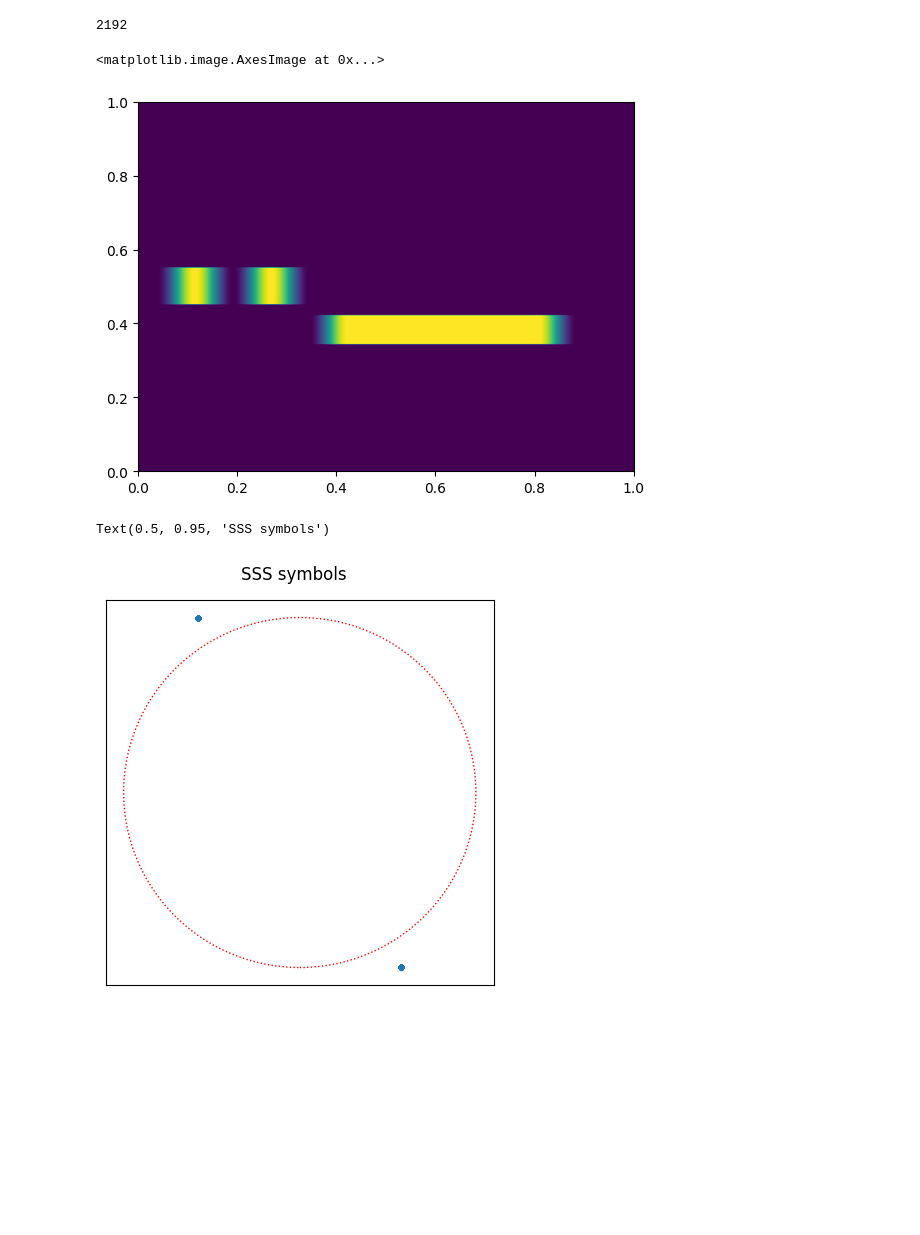
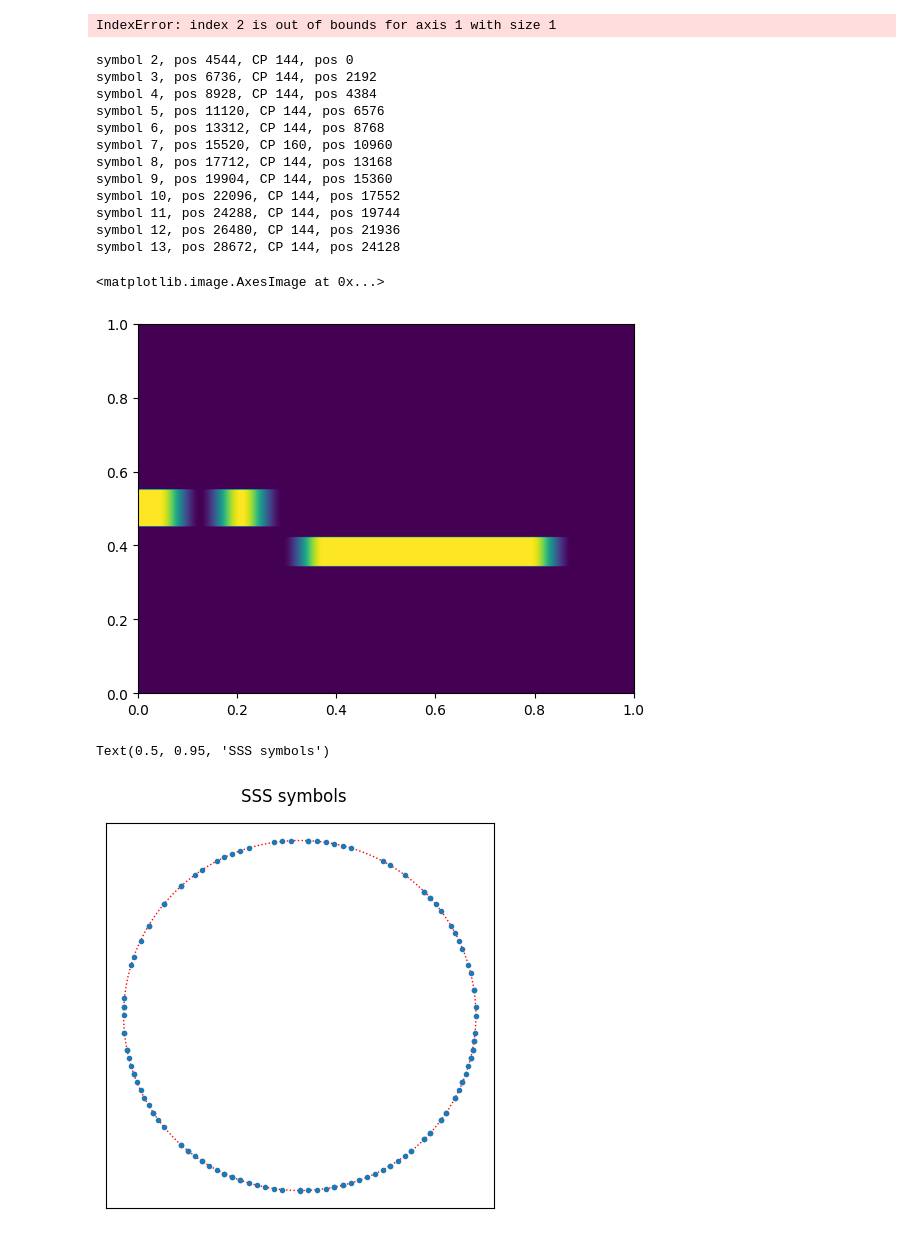
Before and after one commit to catkira/5G_experiments, a Jupyter notebook: phase_comp.ipynb, the cells around one changed output. Saved outputs shown, nothing was run; the diff lists cells and outputs as text; code cells hidden in the pictures; blank space fills up the shorter version.

```diff
--- a/phase_comp.ipynb
+++ b/phase_comp.ipynb
@@ -5,7 +5,7 @@ import scipy
 import matplotlib.pyplot as plt
 from py3gpp import *
 # %%
-f0_hz = 1e9
+f0_hz = 0e9
 grid_size = 106
 carrier = nrCarrierConfig(NSizeGrid = 106, SubcarrierSpacing = 15)
 pci = 69
@@ -23,6 +23,6 @@ num_data_sym = 6
 data_range = range(ressource_grid.shape[0] // 2 + data_offset_re, ressource_grid.shape[0] // 2 + data_offset_re + num_data_re)
 ressource_grid[data_range, 6:6 + num_data_sym] = np.ones((num_data_re, num_data_sym), dtype='complex')
 
-waveform, ofdm_info = nrOFDMModulate(carrier, ressource_grid, CarrierFrequency = f0_hz)
+waveform, ofdm_info = nrOFDMModulate(carrier, ressource_grid, initialNSlot = 0, CarrierFrequency = f0_hz)
 plt.imshow(np.abs(ressource_grid), extent=[0,1,0,1], aspect='auto')
 # %% [output]
@@ -64,25 +81,37 @@ detected NID2 is 0 at 4544
 [figure]
 # %%
 nrbSSB = 20
-refGrid = np.zeros((nrbSSB*12, 2), dtype='complex')
-refGrid[nrPSSIndices(), 1] = nrPSS(detected_NID2)
-timingOffset = nrTimingEstimate(waveform = rx_waveform, nrb = nrbSSB, scs = 15, initialNSlot = 0, refGrid = refGrid,
+refGrid = np.zeros((nrbSSB*12, 1), dtype='complex')
+refGrid[nrPSSIndices(), 0] = nrPSS(detected_NID2)
+timingOffset = nrTimingEstimate(waveform = rx_waveform, nrb = nrbSSB, scs = 15, initialNSlot = 2, refGrid = refGrid,
                                 SampleRate = rx_fs, CarrierFrequency = f0_hz)
 print(timingOffset)
 # %% [output]
-2192
+IndexError: index 2 is out of bounds for axis 1 with size 1
 # %%
 # demodulate complete rx waveform
-rxGrid = nrOFDMDemodulate(waveform = rx_waveform[timingOffset:], nrb = rx_grid_size, scs = 15, initialNSlot = 0,
+rxGrid = nrOFDMDemodulate(waveform = rx_waveform[timingOffset:], nrb = rx_grid_size, scs = 15, initialNSlot = 2,
                           SampleRate = rx_fs, CarrierFrequency = f0_hz)
 rxGrid /= np.max((rxGrid.real.max(), rxGrid.imag.max()))
 plt.imshow(np.abs(rxGrid), extent=[0,1,0,1], aspect='auto')
 # %% [output]
-<matplotlib.image.AxesImage at 0x...>
+symbol 2, pos 4544, CP 144, pos 0
+symbol 3, pos 6736, CP 144, pos 2192
+symbol 4, pos 8928, CP 144, pos 4384
+symbol 5, pos 11120, CP 144, pos 6576
+symbol 6, pos 13312, CP 144, pos 8768
+symbol 7, pos 15520, CP 160, pos 10960
+symbol 8, pos 17712, CP 144, pos 13168
+symbol 9, pos 19904, CP 144, pos 15360
+symbol 10, pos 22096, CP 144, pos 17552
+symbol 11, pos 24288, CP 144, pos 19744
+symbol 12, pos 26480, CP 144, pos 21936
+symbol 13, pos 28672, CP 144, pos 24128
+<matplotlib.image.AxesImage at 0x...>
-[figure, old version]
+[figure, new version]
 # %%
 sssIndices = nrPSSIndices() + rxGrid.shape[0] // 2 - 120
-sssRx = nrExtractResources(sssIndices, rxGrid[:, 3:])
+sssRx = nrExtractResources(sssIndices, rxGrid[:, 2:])
 sssRx /= np.max((sssRx.real.max(), sssRx.imag.max())) # scale sssRx symbols individually
 
 fig, axs = plt.subplots(1, 1, figsize=(5, 5), facecolor='w', sharex=True, sharey=True)
@@ -95,7 +124,7 @@ fig.subplots_adjust(hspace=0, wspace=0)
 fig.suptitle('SSS symbols', y=0.95)
 # %% [output]
 Text(0.5, 0.95, 'SSS symbols')
-[figure, old version]
+[figure, new version]
 # %%
 sssEst = np.zeros(336)
 for NID1 in range(335):
```
Also changed, not shown: parts of 4 cells of this notebook.
